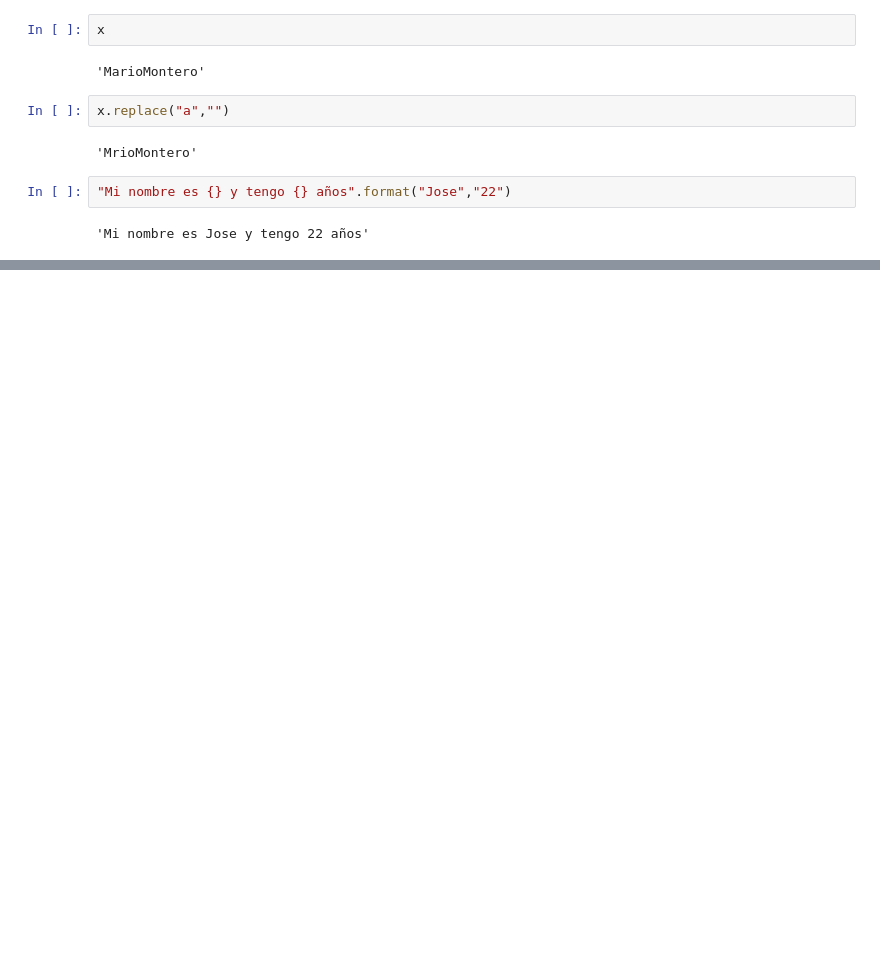
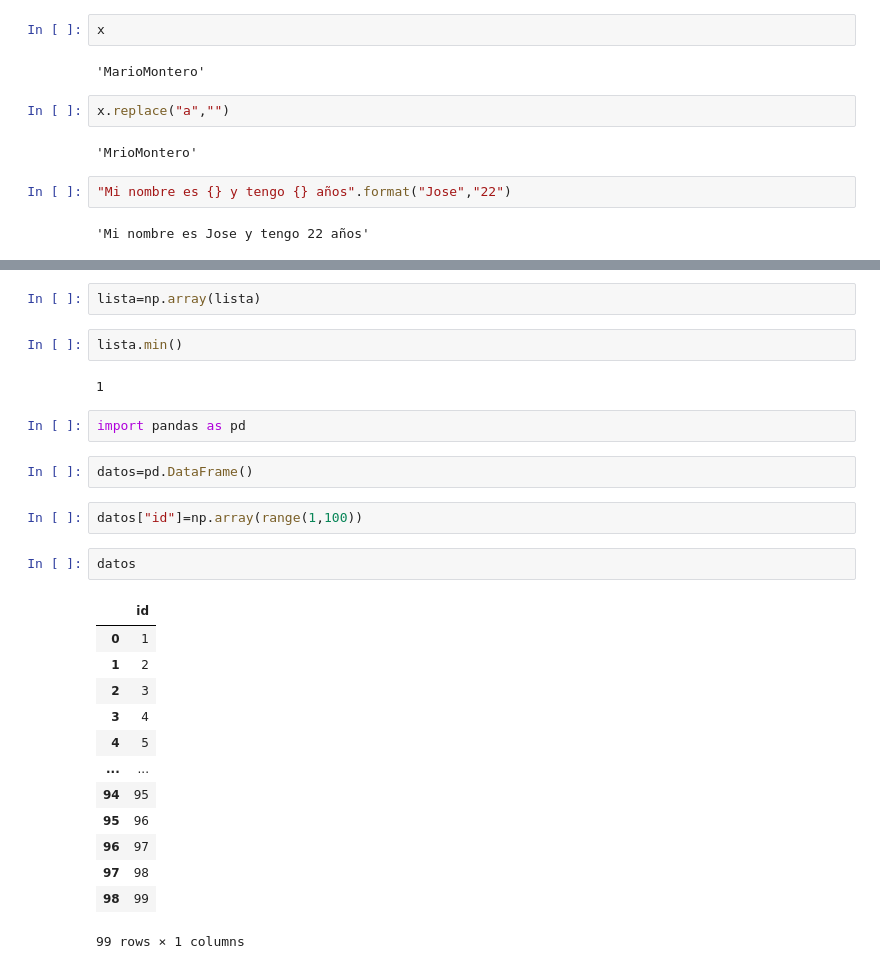
Before and after one commit to mario1027/Python-2022, a Jupyter notebook: Introducción a python.ipynb, the cells around one changed output, grey strips where cells are left out. Saved outputs shown, nothing was run; the diff lists cells and outputs as text; blank space fills up the shorter version.

```diff
--- a/Introducción a python.ipynb
+++ b/Introducción a python.ipynb
@@ -348,0 +591,28 @@ Object `join` not found.
+# %%
+lista=np.array(lista)
+# %%
+lista.min()
+# %% [output]
+1
+# %%
+import pandas as pd
+# %%
+datos=pd.DataFrame()
+# %%
+datos["id"]=np.array(range(1,100))
+# %%
+datos
+# %% [output]
+|  | id |
+| 0 | 1 |
+| 1 | 2 |
+| 2 | 3 |
+| 3 | 4 |
+| 4 | 5 |
+| ... | ... |
+| 94 | 95 |
+| 95 | 96 |
+| 96 | 97 |
+| 97 | 98 |
+| 98 | 99 |
+99 rows × 1 columns
```
Also changed, not shown: parts of 32 cells of this notebook, 20 other files.
